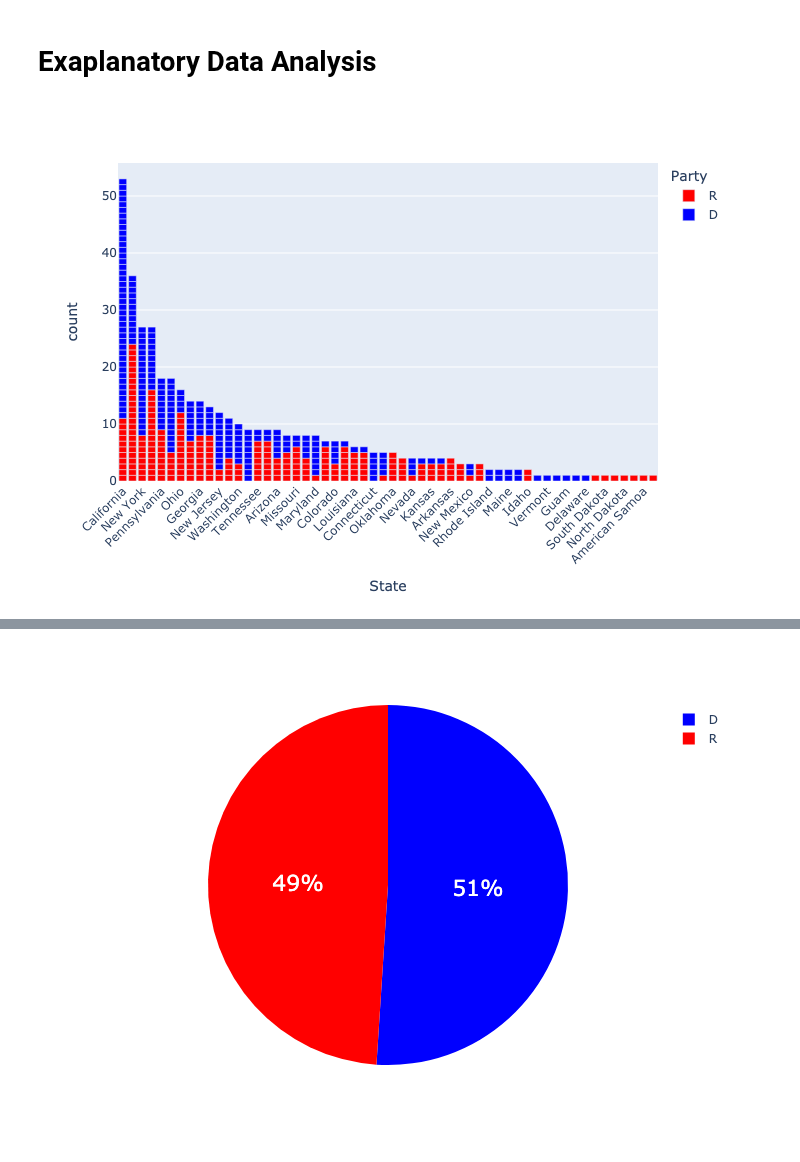
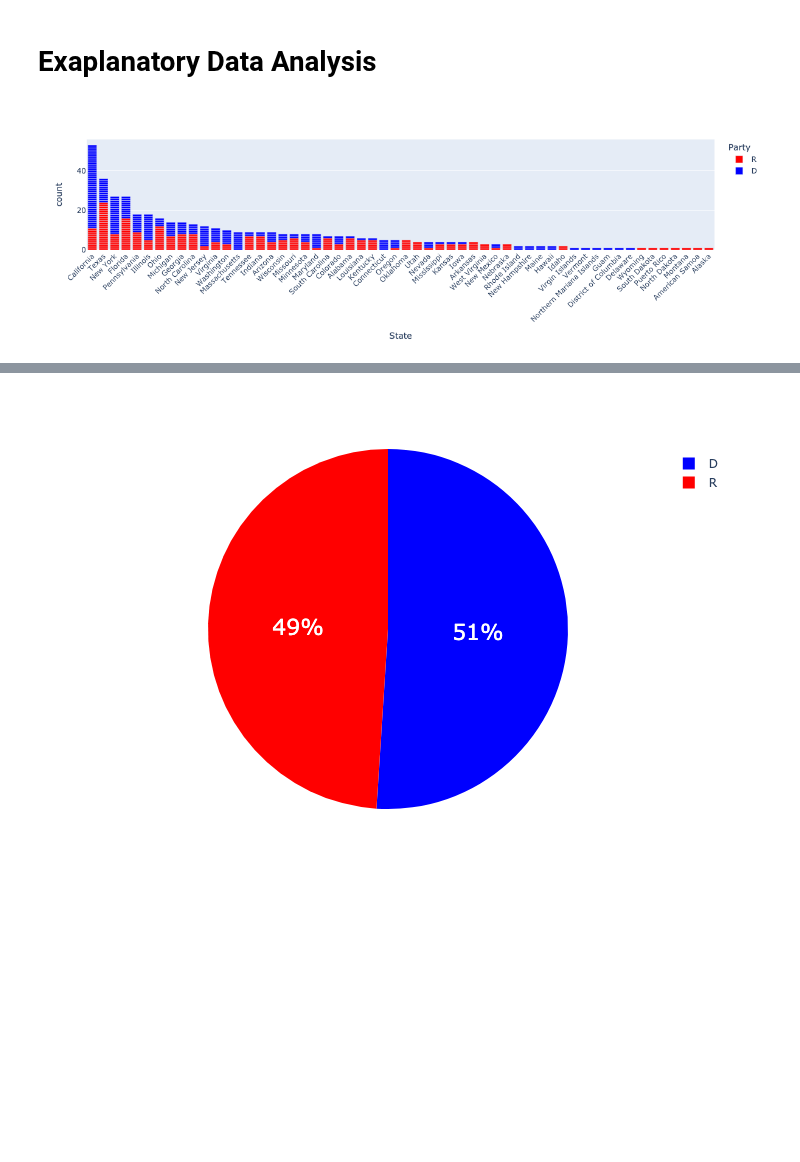
Before and after one commit to pedrosanhueza/Web-Scrape, a Jupyter notebook: US House of Representatives/Representatives - Code/Representatives 08-06-2022.ipynb, the cells around one changed output, grey strips where cells are left out. Cells and saved outputs as stored; diff of their text form; code cells hidden in the pictures; blank space fills up the shorter version.

Commit message:
Updated plots

```diff
--- a/US House of Representatives/Representatives - Code/Representatives 08-06-2022.ipynb
+++ b/US House of Representatives/Representatives - Code/Representatives 08-06-2022.ipynb
@@ -61,14 +61,14 @@ data.to_csv(file_path) # save data frame as csv in file location
 # %% [markdown]
 # Exaplanatory Data Analysis
 # %%
-fig = px.bar(data, x='State', color='Party', color_discrete_map={'R': 'red','D': 'blue'})
+fig = px.bar(data, x='State', color='Party', color_discrete_map={'R': 'red','D': 'blue'},width=1200, height=400)
 
 fig.update_layout(xaxis={'categoryorder':'total descending'})
 fig.update_xaxes(tickangle=-45)
 
 newnames = {'R':'Republicans','D':'Democrats'}
 # fig.for_each_trace(lambda t: t.update(name = newnames[t.name]))
 fig.show("png")
 # %% [output]
-[figure, old version]
+[figure, new version]
 # %%
```
Also changed, not shown: parts of 3 cells of this notebook.
